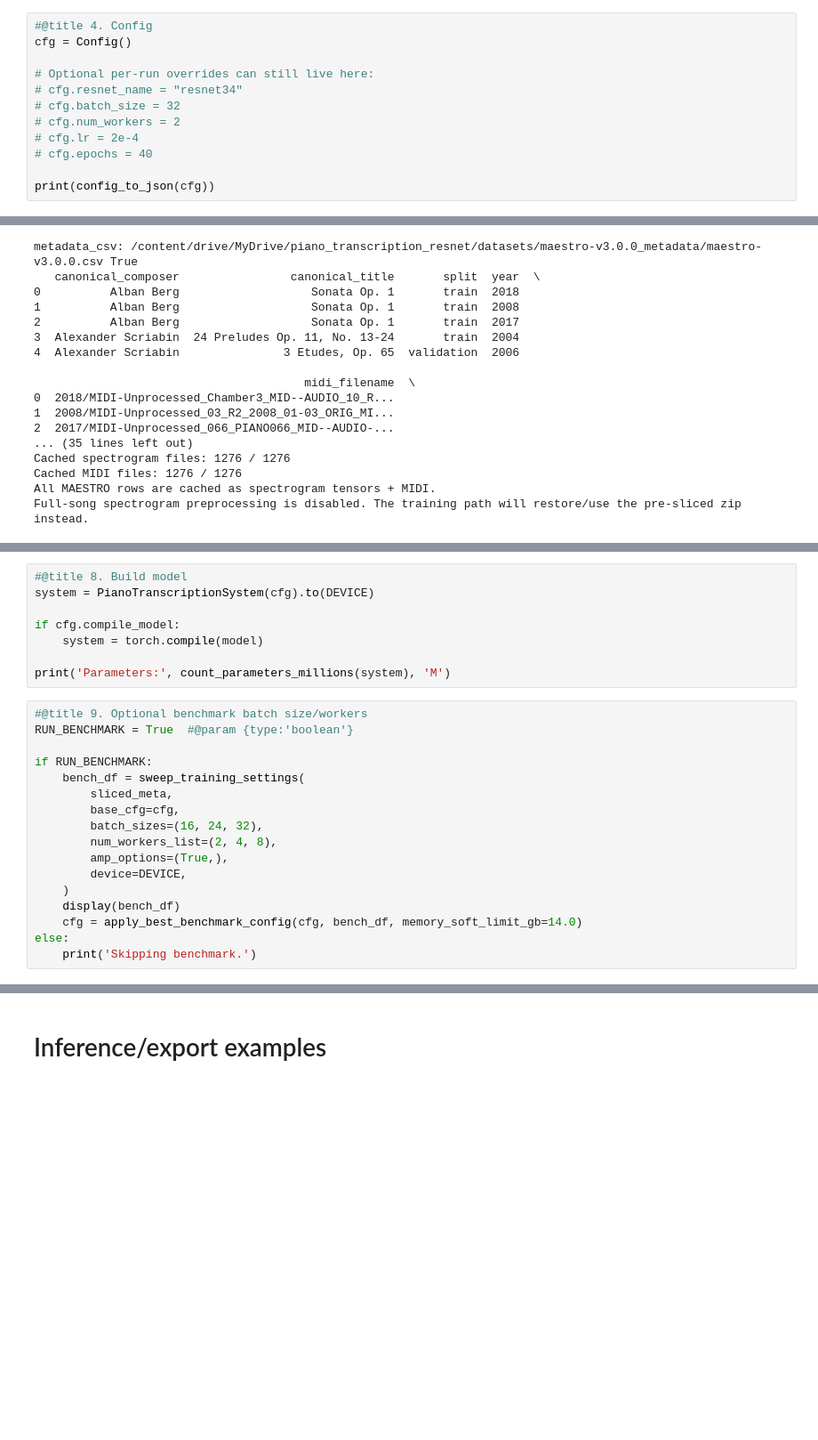
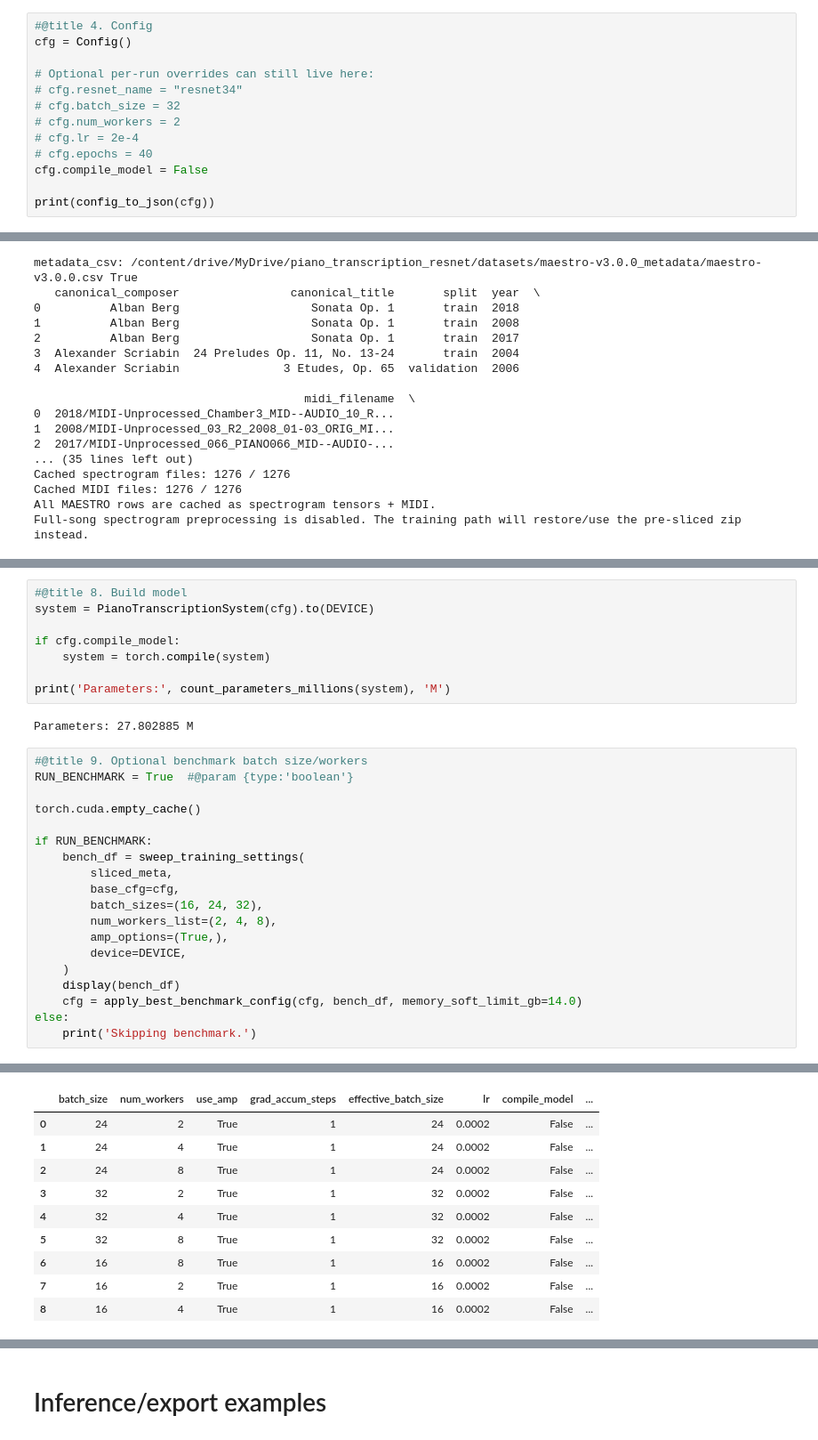
Before and after one commit to JDub323/cam_enabled_steering_llm, a Jupyter notebook: notebooks/piano_experiment.ipynb, the cells around one changed output, grey strips where cells are left out. Shown at 89% size. Saved outputs shown, nothing was run; the diff lists cells and outputs as text; blank space fills up the shorter version.

```diff
--- a/notebooks/piano_experiment.ipynb
+++ b/notebooks/piano_experiment.ipynb
@@ -102,6 +102,7 @@ cfg = Config()
 # cfg.num_workers = 2
 # cfg.lr = 2e-4
 # cfg.epochs = 40
+cfg.compile_model = False
 
 print(config_to_json(cfg))
 # %% [output]
@@ -214,12 +224,16 @@ Restoring pre-sliced dataset from Drive zip:
 system = PianoTranscriptionSystem(cfg).to(DEVICE)
 
 if cfg.compile_model:
-    system = torch.compile(model)
+    system = torch.compile(system)
 
 print('Parameters:', count_parameters_millions(system), 'M')
+# %% [output]
+Parameters: 27.802885 M
 # %%
 #@title 9. Optional benchmark batch size/workers
 RUN_BENCHMARK = True  #@param {type:'boolean'}
+
+torch.cuda.empty_cache()
 
 if RUN_BENCHMARK:
     bench_df = sweep_training_settings(
@@ -234,3 +248,4 @@ if RUN_BENCHMARK:
     cfg = apply_best_benchmark_config(cfg, bench_df, memory_soft_limit_gb=14.0)
 else:
     print('Skipping benchmark.')
+# %% [output]
@@ -236,0 +269,10 @@ else:
+|  | batch_size | num_workers | use_amp | grad_accum_steps | effective_batch_size | lr | compile_model | ... |
+| 0 | 24 | 2 | True | 1 | 24 | 0.0002 | False | ... |
+| 1 | 24 | 4 | True | 1 | 24 | 0.0002 | False | ... |
+| 2 | 24 | 8 | True | 1 | 24 | 0.0002 | False | ... |
+| 3 | 32 | 2 | True | 1 | 32 | 0.0002 | False | ... |
+| 4 | 32 | 4 | True | 1 | 32 | 0.0002 | False | ... |
+| 5 | 32 | 8 | True | 1 | 32 | 0.0002 | False | ... |
+| 6 | 16 | 8 | True | 1 | 16 | 0.0002 | False | ... |
+| 7 | 16 | 2 | True | 1 | 16 | 0.0002 | False | ... |
+| 8 | 16 | 4 | True | 1 | 16 | 0.0002 | False | ... |
```
Also changed, not shown: parts of 3 cells of this notebook.
